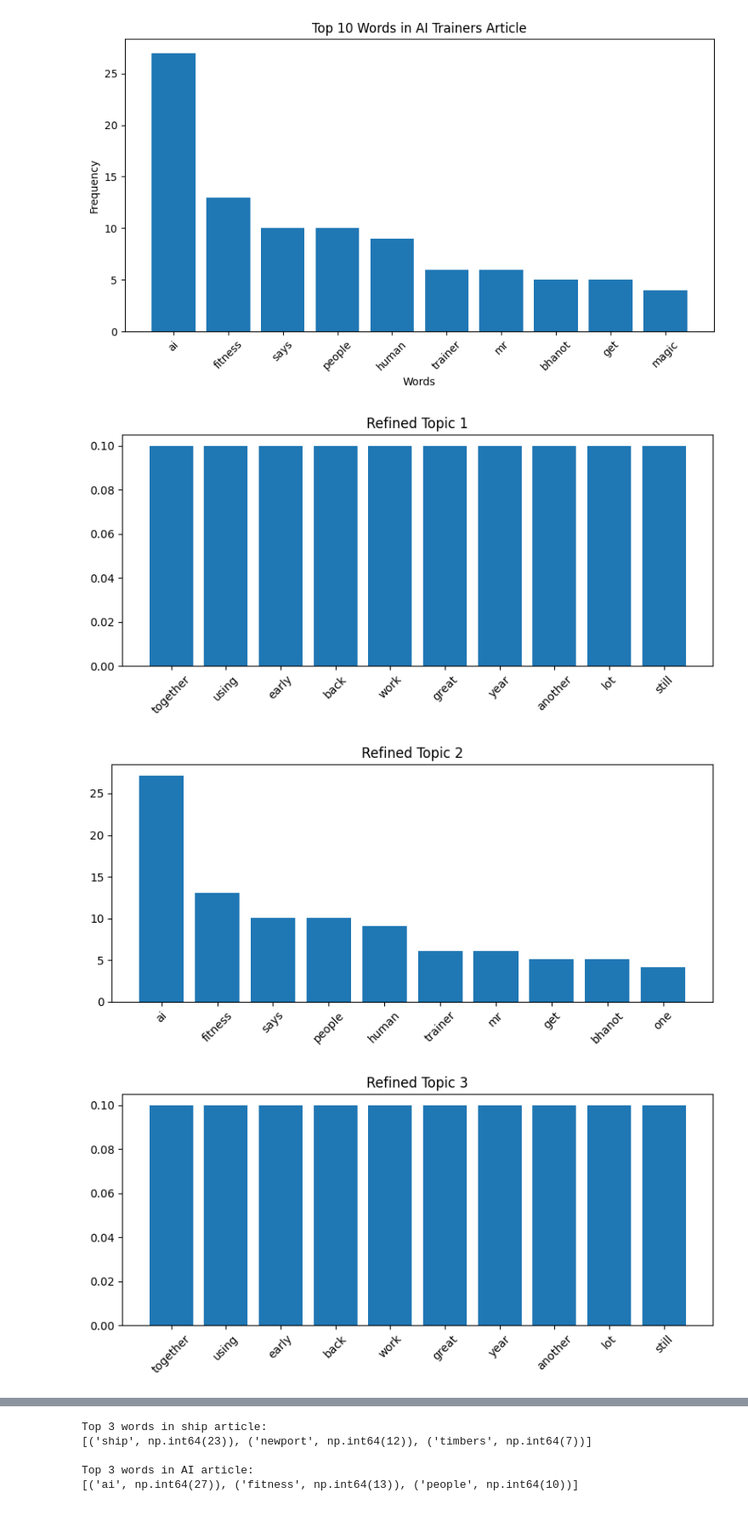
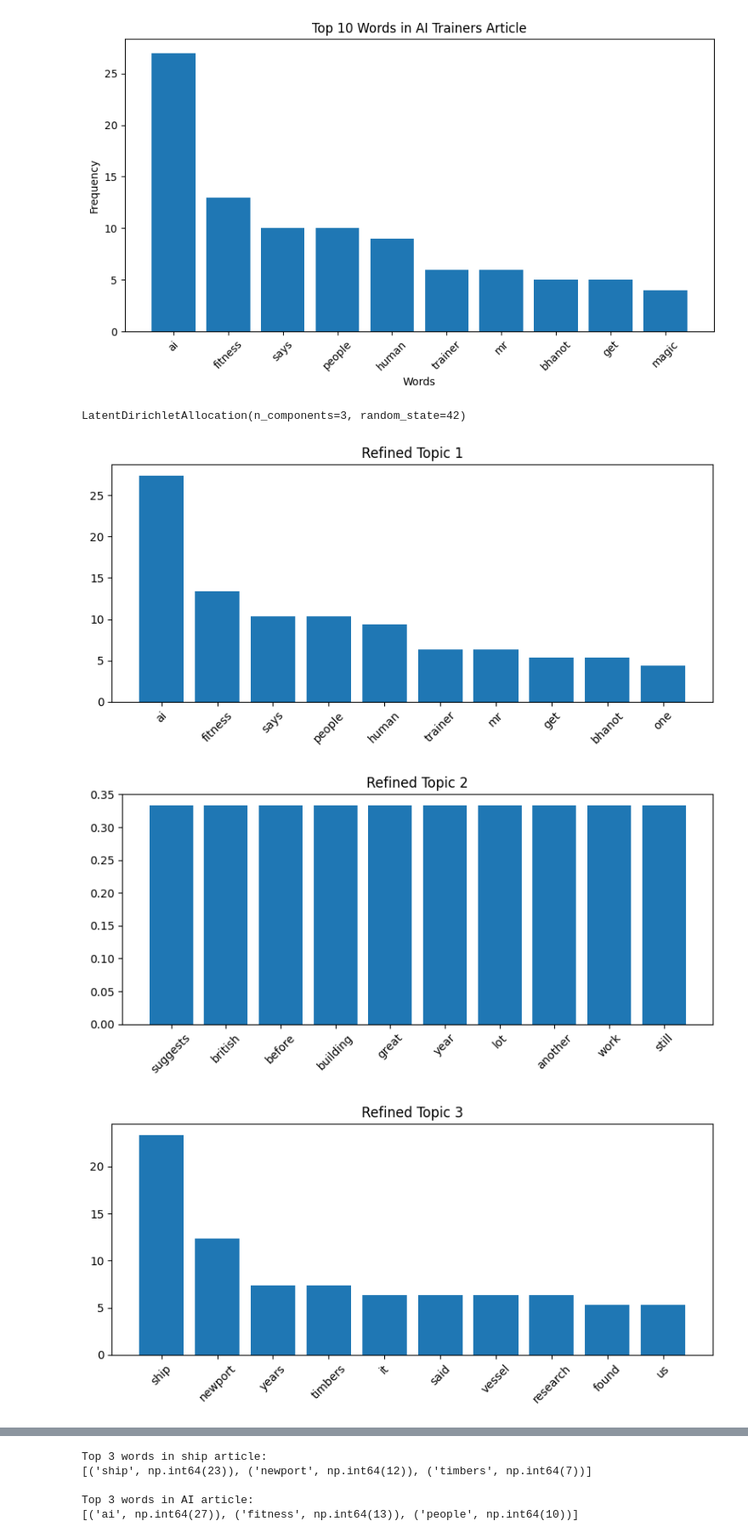
Before and after one commit to safoolady23-wq/AIN-SA2-PartB, a Jupyter notebook: AIN_SA2_PartB.ipynb, the cells around one changed output, grey strips where cells are left out. Shown at 85% size. Cells and saved outputs as stored; diff of their text form; code cells hidden in the pictures.

```diff
--- a/AIN_SA2_PartB.ipynb
+++ b/AIN_SA2_PartB.ipynb
@@ -75,5 +57,5 @@ print(feature_names)
 # %%
-lda = LatentDirichletAllocation(n_components=10, random_state=42)
+lda = LatentDirichletAllocation(n_components=3, random_state=42)
 lda.fit(vectors)
 
 feature_names = vectorizer.get_feature_names_out()
@@ -81,11 +63,14 @@ feature_names = vectorizer.get_feature_names_out()
 import numpy as np
 
 def get_top_words(doc_index, X, feature_names, top_n=10):
-    row = X[doc_index].toarray().flatten()
+  """
+  Return  top N most frequent words for document
+  """
+  row = X[doc_index].toarray().flatten()
 
-    top_indices = row.argsort()[-top_n:][::-1]
-    top_words = [(feature_names[i], row [i]) for i in top_indices]
-    return top_words # looks for the top 10 words
+  top_indices = row.argsort()[-top_n:][::-1]
+  top_words = [(feature_names[i], row [i]) for i in top_indices]
+  return top_words # looks for the top 10 most frequent words
 # %%
 def get_top_n_words(tokens, n=None):
     """Return the top n words from the frequency tokens."""
@@ -125,32 +110,40 @@ plt.ylabel("Frequency")
 plt.show()
 # %% [output]
 [figure]
+# %%
+lda = LatentDirichletAllocation(n_components=3, random_state=42)
+lda.fit(vectors)
+# %% [output]
+LatentDirichletAllocation(n_components=3, random_state=42)
 # %%
 def get_topic_words(model, feature_names, n_top_words=10):
   topic_data =[]
+  """
+  Extract top words for each topic in the LDA model.
+  """
 
   for topic_idx, topic in enumerate(model.components_):
     top_indices = topic.argsort()[-n_top_words:][::-1]
     words = [feature_names[i] for i in top_indices]
     weights = [topic[i] for i in top_indices]
 
-    topic_data.append((words, weights))
+    topics.append((words, weights))
   # Move return statement outside the loop to gather all topics
-  return topic_data
+  return topics
 
 # Call the function with the correct LDA model (lda) and feature_names
-topics_3 = get_topic_words(lda, feature_names, 10)
+topics = get_topic_words(lda, feature_names, 10)
 # %%
 import matplotlib.pyplot as plt
 
-for i, (words, weights) in enumerate(topics_3):
+for i, (words, weights) in enumerate(topics):
   plt.figure(figsize=(8,4))
   plt.bar(words, weights)
   plt.title(f"Refined Topic {i+1}")
   plt.xticks(rotation=45)
   plt.tight_layout()
   plt.show()
 # %% [output]
-[figure, old version]
+[figure, new version]
-[figure, old version]
+[figure, new version]
-[figure, old version]
+[figure, new version]
```
Also changed, not shown: parts of 10 cells of this notebook.
